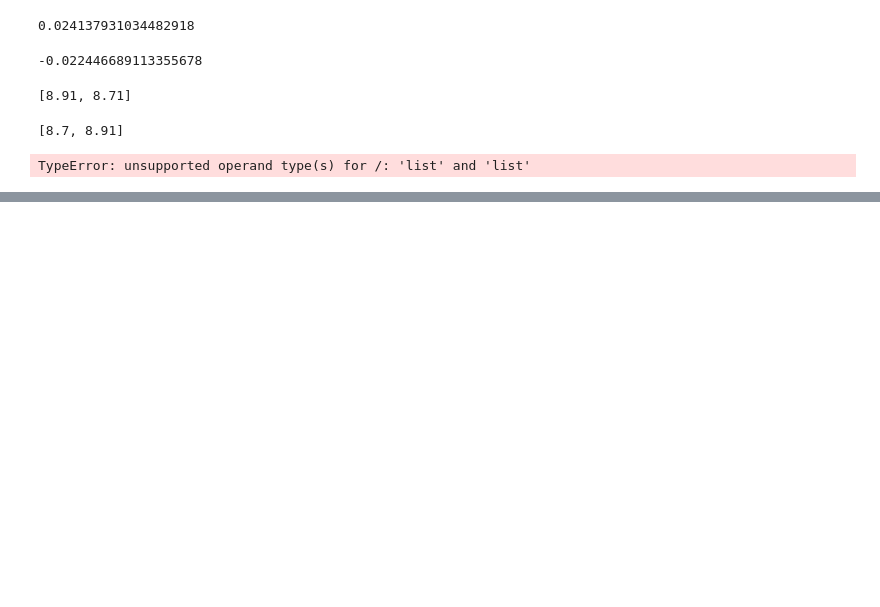
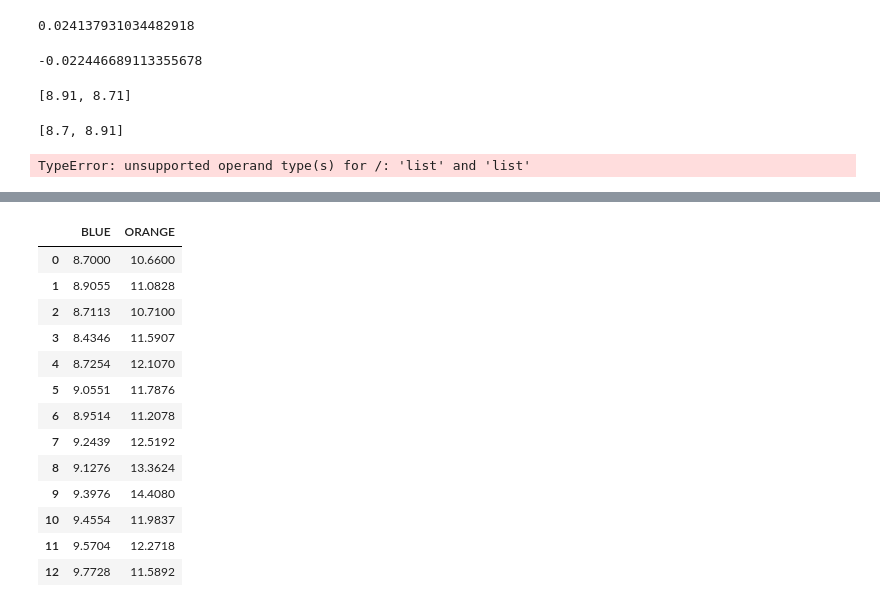
Before and after one commit to BawarJ/portfolio-analysis, a Jupyter notebook: Lab 1 - Basics of returns.ipynb, the cells around one changed output, grey strips where cells are left out. Saved outputs shown, nothing was run; the diff lists cells and outputs as text; code cells hidden in the pictures; blank space fills up the shorter version.

```diff
--- a/Lab 1 - Basics of returns.ipynb
+++ b/Lab 1 - Basics of returns.ipynb
@@ -35,0 +67,18 @@ NameError: name 'numpy' is not defined
+# %%
+prices = pd.read_csv('data/sample_prices.csv')
+prices
+# %% [output]
+|  | BLUE | ORANGE |
+| 0 | 8.7000 | 10.6600 |
+| 1 | 8.9055 | 11.0828 |
+| 2 | 8.7113 | 10.7100 |
+| 3 | 8.4346 | 11.5907 |
+| 4 | 8.7254 | 12.1070 |
+| 5 | 9.0551 | 11.7876 |
+| 6 | 8.9514 | 11.2078 |
+| 7 | 9.2439 | 12.5192 |
+| 8 | 9.1276 | 13.3624 |
+| 9 | 9.3976 | 14.4080 |
+| 10 | 9.4554 | 11.9837 |
+| 11 | 9.5704 | 12.2718 |
+| 12 | 9.7728 | 11.5892 |
```
Also changed, not shown: parts of 28 cells of this notebook, 18 other files.
